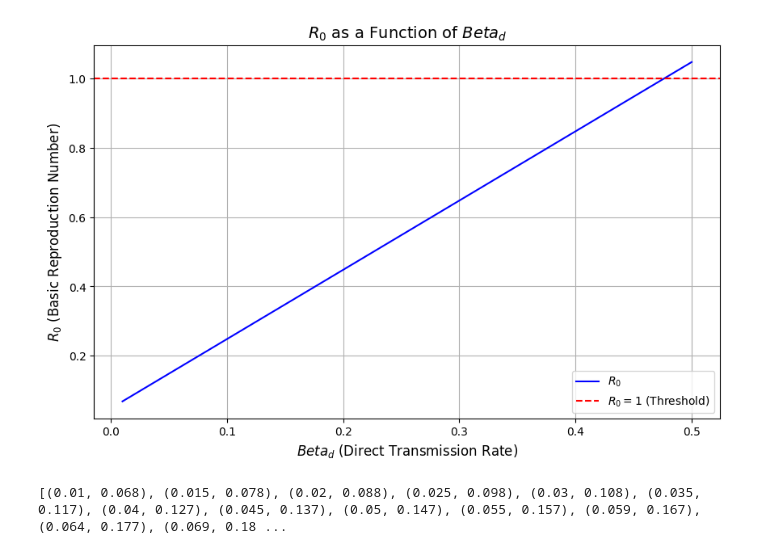
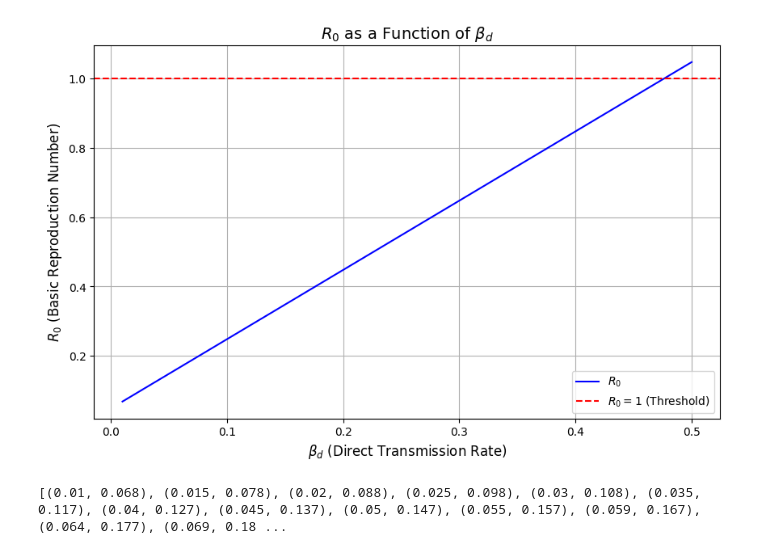
Before and after one commit to nazabu/WNS-Mathematical-Simulation, a Jupyter notebook: src/R0 vs Parameter/R0_Beta_d.ipynb, the cells around one changed output. Saved outputs shown, nothing was run; the diff lists cells and outputs as text; code cells hidden in the pictures.

```diff
--- a/src/R0 vs Parameter/R0_Beta_d.ipynb
+++ b/src/R0 vs Parameter/R0_Beta_d.ipynb
@@ -19,16 +19,16 @@ for beta_d in beta_d_range:
 # %%
 # Plot
 plt.figure(figsize=(10, 6))
 plt.plot(beta_d_range, R0_values, label=r'$R_0$', color='b')
 plt.axhline(y=1, color='r', linestyle='--', label=r'$R_0 = 1$ (Threshold)')
-plt.xlabel(r'$Beta_d$ (Direct Transmission Rate)', fontsize=12)
+plt.xlabel(r'$β_d$ (Direct Transmission Rate)', fontsize=12)
 plt.ylabel(r'$R_0$ (Basic Reproduction Number)', fontsize=12)
-plt.title(r'$R_0$ as a Function of $Beta_d$', fontsize=14)
+plt.title(r'$R_0$ as a Function of $β_d$', fontsize=14)
 plt.legend()
 plt.grid()
 plt.show()
 
 print([tuple((round(float(beta_d), 3), round(float(R0), 3))) for beta_d, R0 in zip(beta_d_range, R0_values)])
 # %% [output]
-[figure, old version]
+[figure, new version]
 [(0.01, 0.068), (0.015, 0.078), (0.02, 0.088), (0.025, 0.098), (0.03, 0.108), (0.035, 0.117), (0.04, 0.127), (0.045, 0.137), (0.05, 0.147), (0.055, 0.157), (0.059, 0.167), (0.064, 0.177), (0.069, 0.18 ...
```
